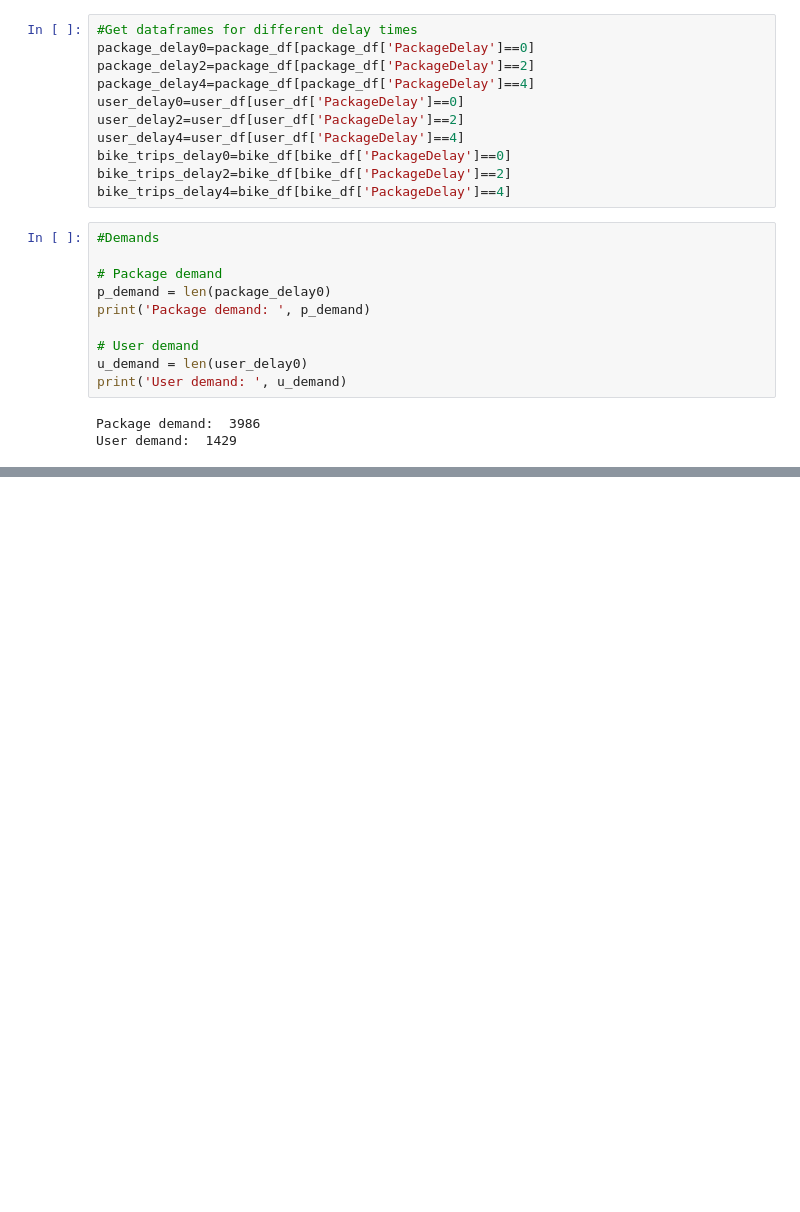
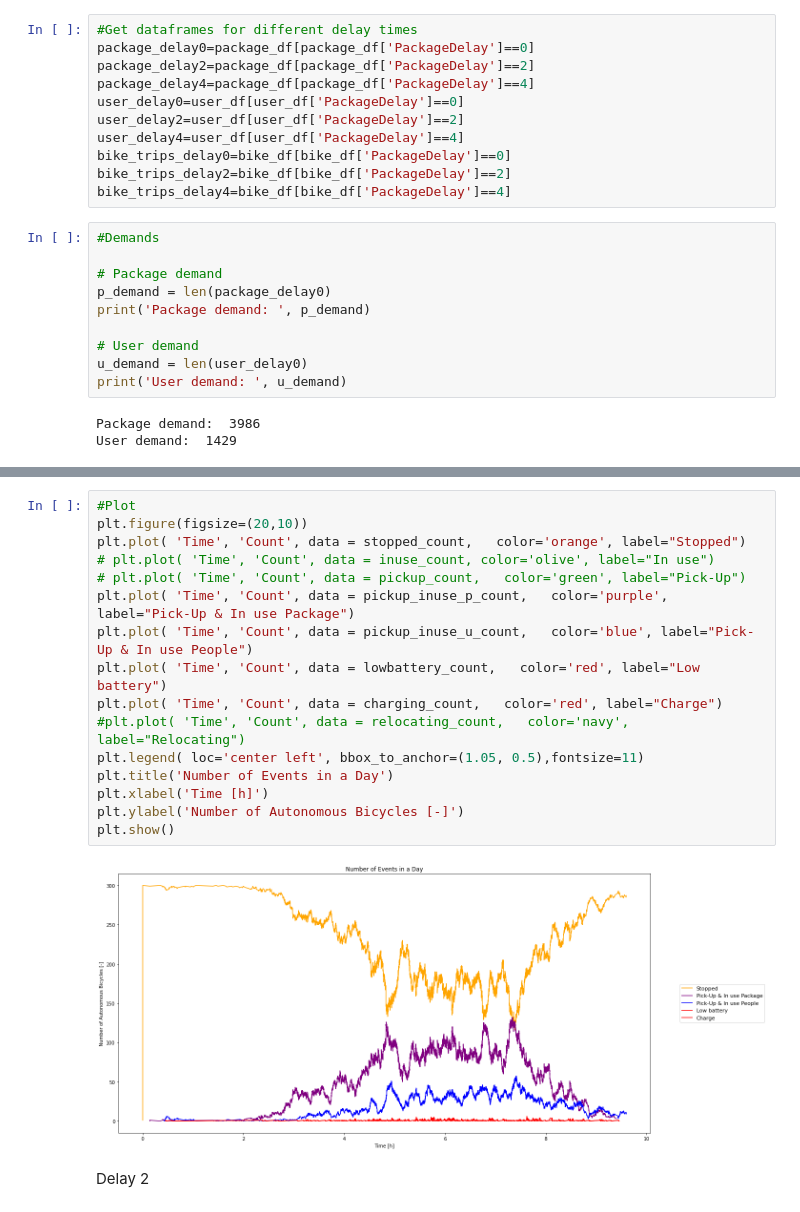
Before and after one commit to NaroaCS/MultifunctionalVehicles, a Jupyter notebook: postprocessing/result-analysis.ipynb, the cells around one changed output, grey strips where cells are left out. Saved outputs shown, nothing was run; the diff lists cells and outputs as text; blank space fills up the shorter version.

```diff
--- a/postprocessing/result-analysis.ipynb
+++ b/postprocessing/result-analysis.ipynb
@@ -148,0 +362,20 @@ Package wait times for 0,2,4 min delays:  4.821040307743769 6.808872721190836 8.
+# %%
+#Plot
+plt.figure(figsize=(20,10))
+plt.plot( 'Time', 'Count', data = stopped_count,   color='orange', label="Stopped")
+# plt.plot( 'Time', 'Count', data = inuse_count, color='olive', label="In use")
+# plt.plot( 'Time', 'Count', data = pickup_count,   color='green', label="Pick-Up")
+plt.plot( 'Time', 'Count', data = pickup_inuse_p_count,   color='purple', label="Pick-Up & In use Package")
+plt.plot( 'Time', 'Count', data = pickup_inuse_u_count,   color='blue', label="Pick-Up & In use People")
+plt.plot( 'Time', 'Count', data = lowbattery_count,   color='red', label="Low battery")
+plt.plot( 'Time', 'Count', data = charging_count,   color='red', label="Charge")
+#plt.plot( 'Time', 'Count', data = relocating_count,   color='navy', label="Relocating")
+plt.legend( loc='center left', bbox_to_anchor=(1.05, 0.5),fontsize=11)
+plt.title('Number of Events in a Day')
+plt.xlabel('Time [h]')
+plt.ylabel('Number of Autonomous Bicycles [-]')
+plt.show()
+# %% [output]
+[figure, added]
+# %% [markdown]
+Delay 2
```
Also changed, not shown: parts of 6 cells of this notebook, 3 other files.
